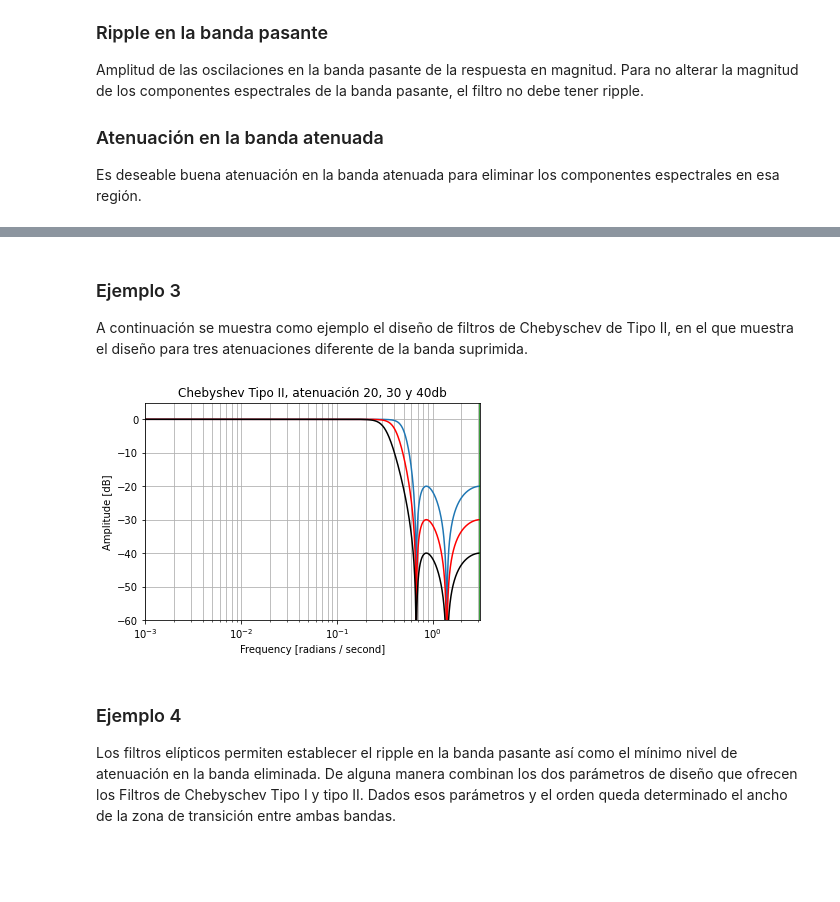
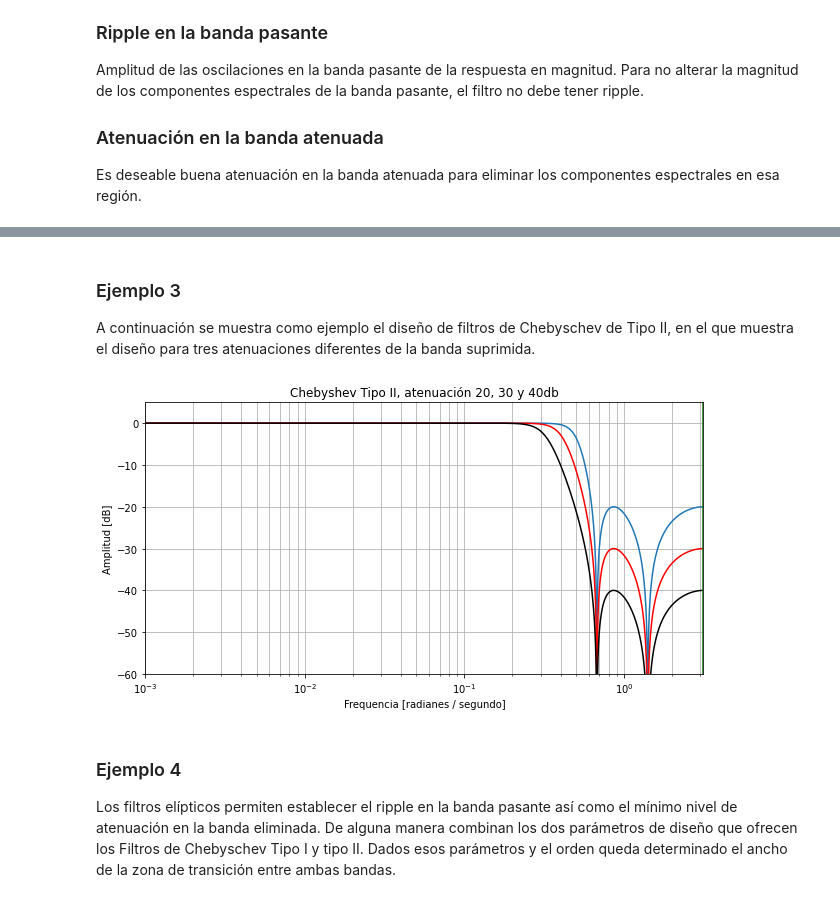
Before and after one commit to mrocamora/audio-dsp, a Jupyter notebook: notebooks/audioDSP-SLITS-2.ipynb, the cells around one changed output, grey strips where cells are left out. Saved outputs shown, nothing was run; the diff lists cells and outputs as text; code cells hidden in the pictures; blank space fills up the shorter version.

```diff
--- a/notebooks/audioDSP-SLITS-2.ipynb
+++ b/notebooks/audioDSP-SLITS-2.ipynb
@@ -60,6 +57,8 @@ sos = signal.butter(4, 100, 'lowpass', fs=10000, output='sos')
 b, a = signal.butter(4, 100, 'lowpass', fs=10000)
 
 w, h = signal.freqz(b, a)
+
+plt.rcParams['figure.figsize'] = [10, 5]
 
 plt.semilogx(w, 20 * np.log10(abs(h)))
 plt.semilogx(wFIR, 20 * np.log10(abs(hFIR)),'r')
@@ -411,37 +410,37 @@ plt.show()
 # %% [markdown]
 ### Ejemplo 3
 
-A continuación se muestra como ejemplo el diseño de filtros de Chebyschev de Tipo II, en el que muestra el diseño para tres atenuaciones diferente de la banda suprimida.
+A continuación se muestra como ejemplo el diseño de filtros de Chebyschev de Tipo II, en el que muestra el diseño para tres atenuaciones diferentes de la banda suprimida.
 # %%
 orden = 4
 atten = 20
 f_corte = 0.2
 b, a = signal.cheby2(orden,atten,f_corte, 'low')
 w, h = signal.freqz(b, a)
 plt.semilogx(w, 20*np.log10(abs(h)))
 
 atten = 30
 b, a = signal.cheby2(orden,atten, f_corte, 'low')
 w, h = signal.freqz(b, a)
 plt.semilogx(w, 20*np.log10(abs(h)),'r')
 
 atten = 40
 b, a = signal.cheby2(orden,atten, f_corte, 'low')
 w, h = signal.freqz(b, a)
 plt.semilogx(w, 20*np.log10(abs(h)),'k')
 
 
 plt.title('Chebyshev Tipo II, atenuación 20, 30 y 40db')
-plt.xlabel('Frequency [radians / second]')
-plt.ylabel('Amplitude [dB]')
+plt.xlabel('Frequencia [radianes / segundo]')
+plt.ylabel('Amplitud [dB]')
 plt.margins(0, 0.1)
 plt.grid(which='both', axis='both')
 plt.axvline(3.14, color='green') # cutoff frequency
 #plt.axhline(-3, color='green') # rp
 plt.axis([0.001,np.pi,-60,5])
 plt.show()
 # %% [output]
-[figure, old version]
+[figure, new version]
 # %% [markdown]
 ### Ejemplo 4
 
```
Also changed, not shown: parts of 18 cells of this notebook.
